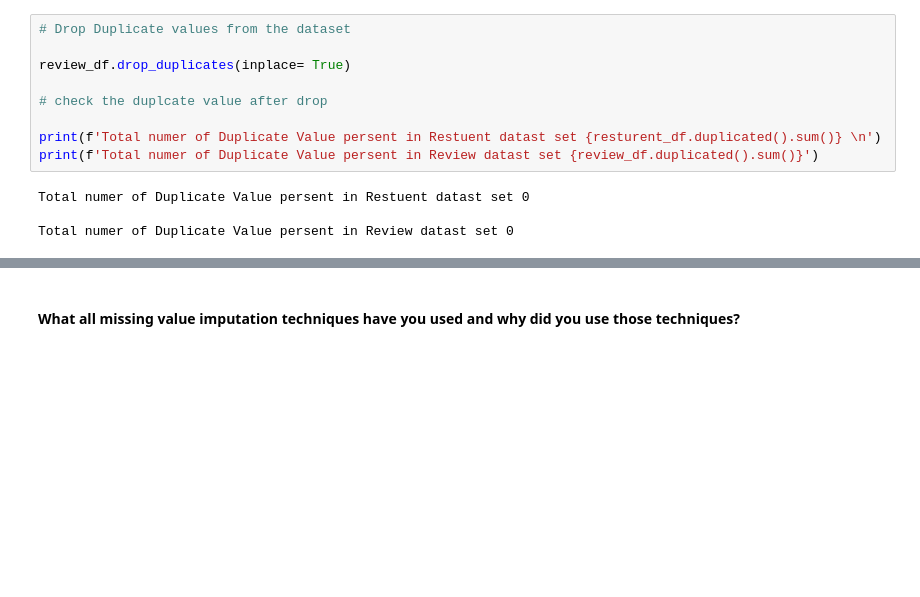
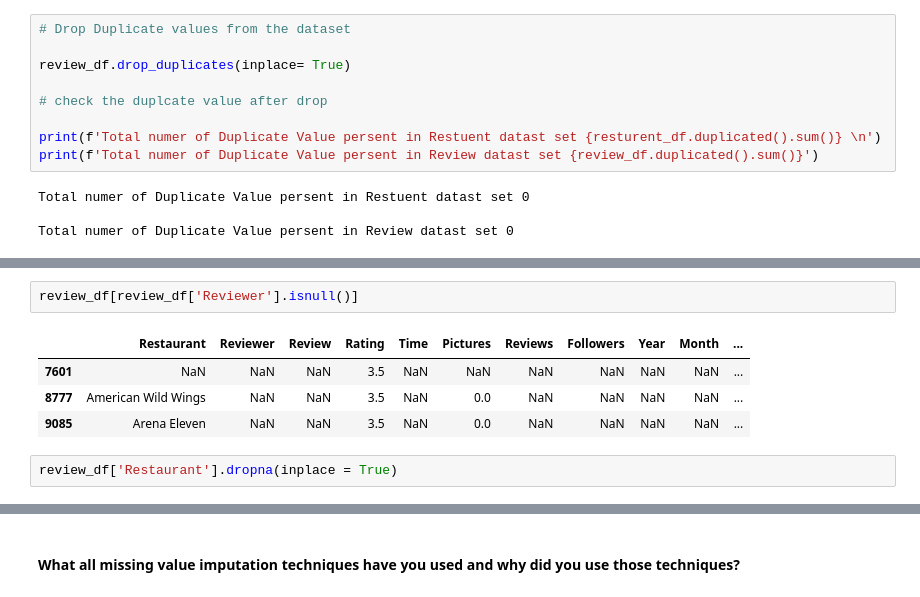
Before and after one commit to Asif-Ansari-bbl/Zomato-Resturent-Clustering-and-Sentiment-Analysis, a Jupyter notebook: Zomato_resturent_Clustering_and_Sentiment_Analysis.ipynb, the cells around one changed output, grey strips where cells are left out. Saved outputs shown, nothing was run; the diff lists cells and outputs as text; blank space fills up the shorter version.

```diff
--- a/Zomato_resturent_Clustering_and_Sentiment_Analysis.ipynb
+++ b/Zomato_resturent_Clustering_and_Sentiment_Analysis.ipynb
@@ -1176,0 +1191,9 @@ Total numer of Duplicate Value persent in Review datast set 0
+# %%
+review_df[review_df['Reviewer'].isnull()]
+# %% [output]
+|  | Restaurant | Reviewer | Review | Rating | Time | Pictures | Reviews | Followers | Year | Month | ... |
+| 7601 | NaN | NaN | NaN | 3.5 | NaN | NaN | NaN | NaN | NaN | NaN | ... |
+| 8777 | American Wild Wings | NaN | NaN | 3.5 | NaN | 0.0 | NaN | NaN | NaN | NaN | ... |
+| 9085 | Arena Eleven | NaN | NaN | 3.5 | NaN | 0.0 | NaN | NaN | NaN | NaN | ... |
+# %%
+review_df['Restaurant'].dropna(inplace = True)
```
Also changed, not shown: parts of 79 cells of this notebook.
